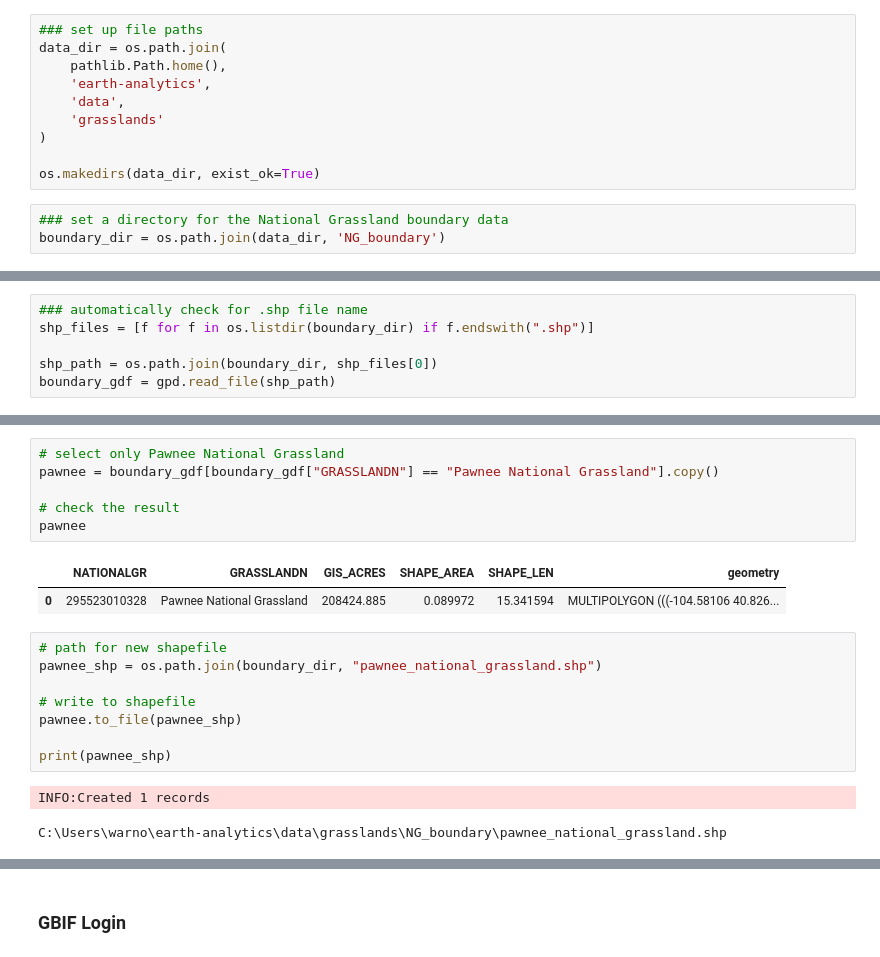
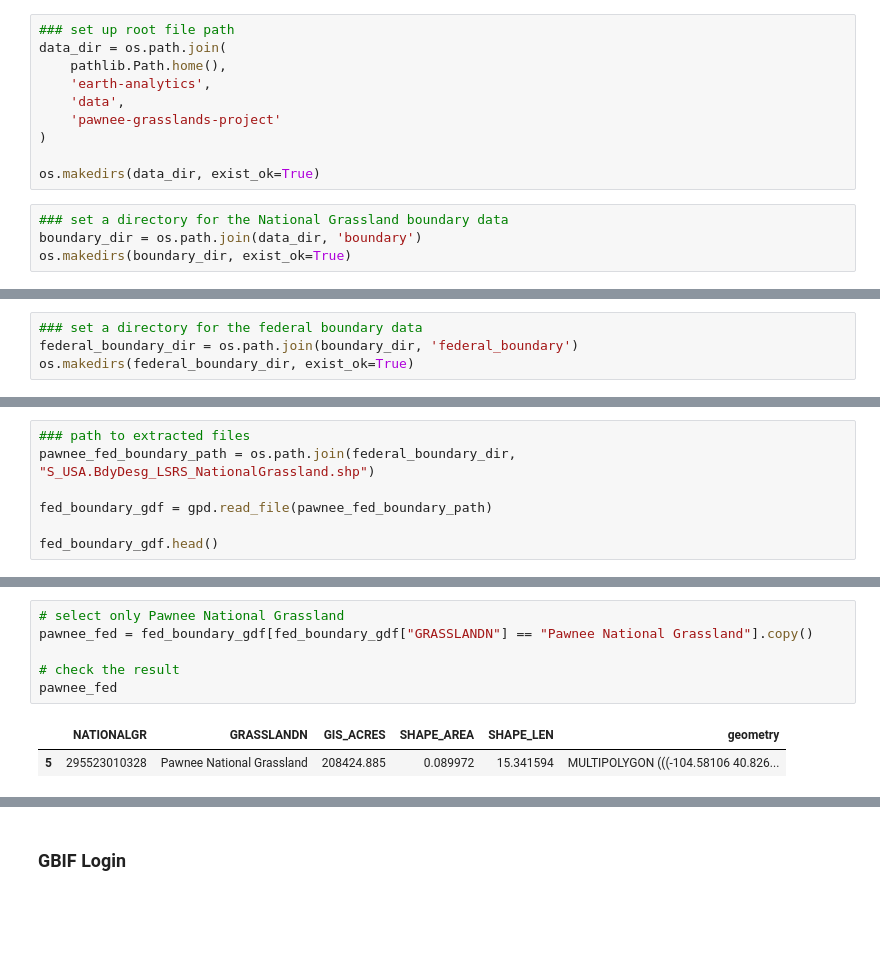
Before and after one commit to maxwarnock/Pawnee-Grasslands-Project, a Jupyter notebook: pawnee_boundary.ipynb, the cells around one changed output, grey strips where cells are left out. Cells and saved outputs as stored; diff of their text form; blank space fills up the shorter version.

Commit message:
improved boundary download and file structure

```diff
--- a/pawnee_boundary.ipynb
+++ b/pawnee_boundary.ipynb
@@ -22,13 +29,14 @@ from getpass import getpass
 # %%
-### set up file paths
+### set up root file path
 data_dir = os.path.join(
     pathlib.Path.home(),
     'earth-analytics',
     'data',
-    'grasslands'
+    'pawnee-grasslands-project'
 )
 
 os.makedirs(data_dir, exist_ok=True)
 # %%
 ### set a directory for the National Grassland boundary data
-boundary_dir = os.path.join(data_dir, 'NG_boundary')
+boundary_dir = os.path.join(data_dir, 'boundary')
+os.makedirs(boundary_dir, exist_ok=True)
@@ -34,0 +47,4 @@ boundary_dir = os.path.join(data_dir, 'NG_boundary')
+# %%
+### set a directory for the federal boundary data
+federal_boundary_dir = os.path.join(boundary_dir, 'federal_boundary')
+os.makedirs(federal_boundary_dir, exist_ok=True)
@@ -64,6 +151,7 @@ Extracted to: C:\Users\warno\earth-analytics\data\grasslands\NG_boundary
 # %%
-### automatically check for .shp file name
-shp_files = [f for f in os.listdir(boundary_dir) if f.endswith(".shp")]
+### path to extracted files
+pawnee_fed_boundary_path = os.path.join(federal_boundary_dir, "S_USA.BdyDesg_LSRS_NationalGrassland.shp")
 
-shp_path = os.path.join(boundary_dir, shp_files[0])
-boundary_gdf = gpd.read_file(shp_path)
+fed_boundary_gdf = gpd.read_file(pawnee_fed_boundary_path)
+
+fed_boundary_gdf.head()
@@ -70,20 +165,9 @@ boundary_gdf = gpd.read_file(shp_path)
 # %%
 # select only Pawnee National Grassland
-pawnee = boundary_gdf[boundary_gdf["GRASSLANDN"] == "Pawnee National Grassland"].copy()
+pawnee_fed = fed_boundary_gdf[fed_boundary_gdf["GRASSLANDN"] == "Pawnee National Grassland"].copy()
 
 # check the result
-pawnee
+pawnee_fed
 # %% [output]
 |  | NATIONALGR | GRASSLANDN | GIS_ACRES | SHAPE_AREA | SHAPE_LEN | geometry |
-| 0 | 295523010328 | Pawnee National Grassland | 208424.885 | 0.089972 | 15.341594 | MULTIPOLYGON (((-104.58106 40.826... |
+| 5 | 295523010328 | Pawnee National Grassland | 208424.885 | 0.089972 | 15.341594 | MULTIPOLYGON (((-104.58106 40.826... |
-# %%
-# path for new shapefile
-pawnee_shp = os.path.join(boundary_dir, "pawnee_national_grassland.shp")
-
-# write to shapefile
-pawnee.to_file(pawnee_shp)
-
-print(pawnee_shp)
-# %% [output]
-INFO:Created 1 records
-C:\Users\warno\earth-analytics\data\grasslands\NG_boundary\pawnee_national_grassland.shp
```
Also changed, not shown: parts of 20 cells of this notebook.
